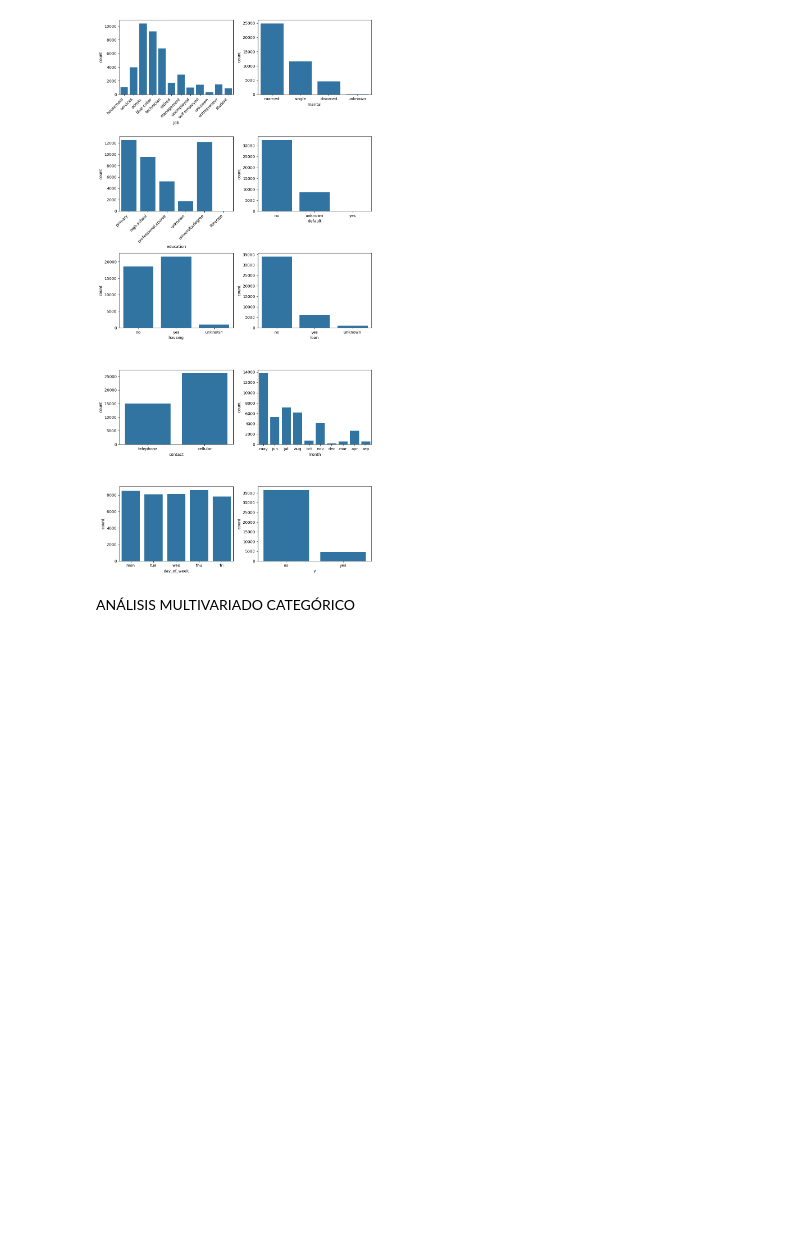
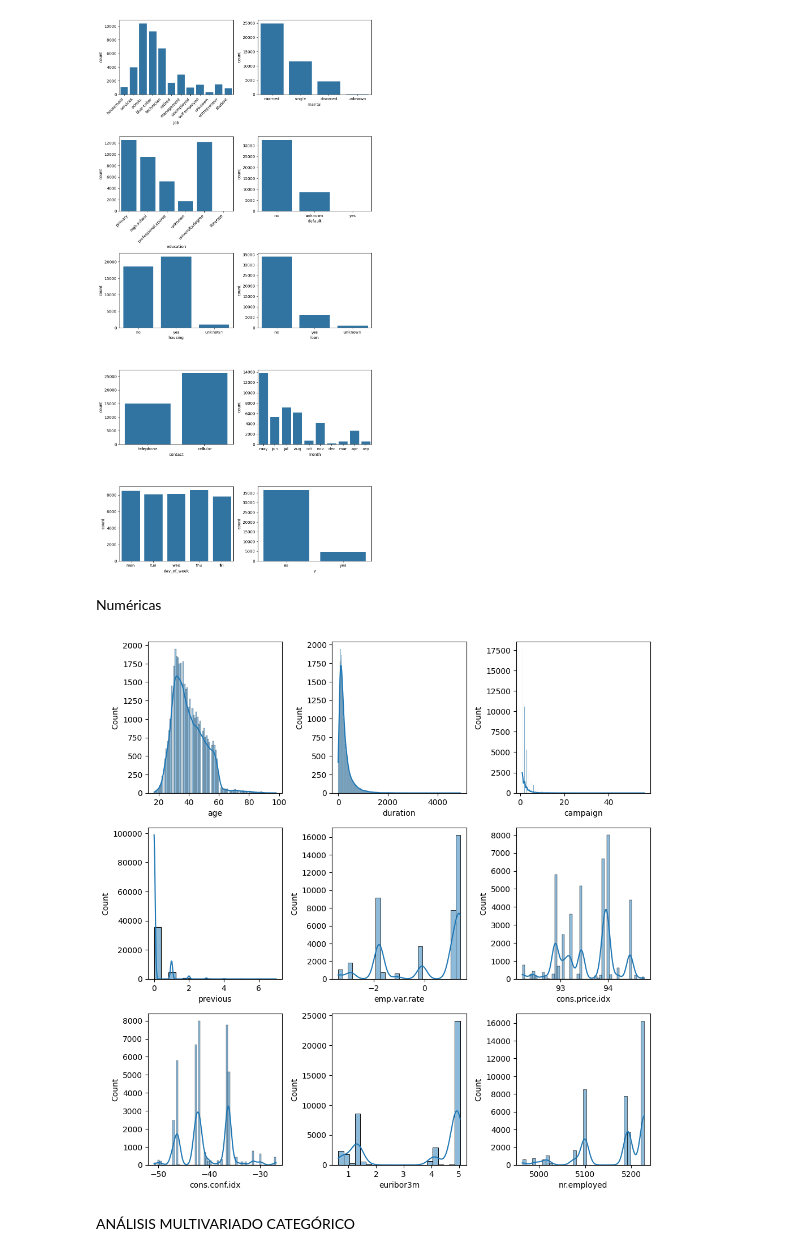
Before and after one commit to Nicolas-DL/regresiones_logisticas, a Jupyter notebook: src/explore.ipynb, the cells around one changed output. Cells and saved outputs as stored; diff of their text form; code cells hidden in the pictures; blank space fills up the shorter version.

```diff
--- a/src/explore.ipynb
+++ b/src/explore.ipynb
@@ -179,3 +179,18 @@ plt.show()
 # month: contactados principalmente en mayo
 # day_of_week: no presenta patrón en particular
 # y: Mayoría no contrató el servicio.
+# %% [markdown]
+Numéricas
+# %%
+fig, axis = plt.subplots(3, 3, figsize = (10, 10))
+
+numericas = ['age', 'duration', 'campaign', 'previous', 'emp.var.rate','cons.price.idx', 'cons.conf.idx', 'euribor3m', 'nr.employed']
+
+for i, num in enumerate(numericas):
+    row, col = i // 3, i % 3
+    sns.histplot(ax=axis[row,col], data=df[numericas], x=num, kde=True)
+
+plt.tight_layout()
+plt.show()
+# %% [output]
+[figure, added]
```
Also changed, not shown: parts of 39 cells of this notebook, 5 other files.
